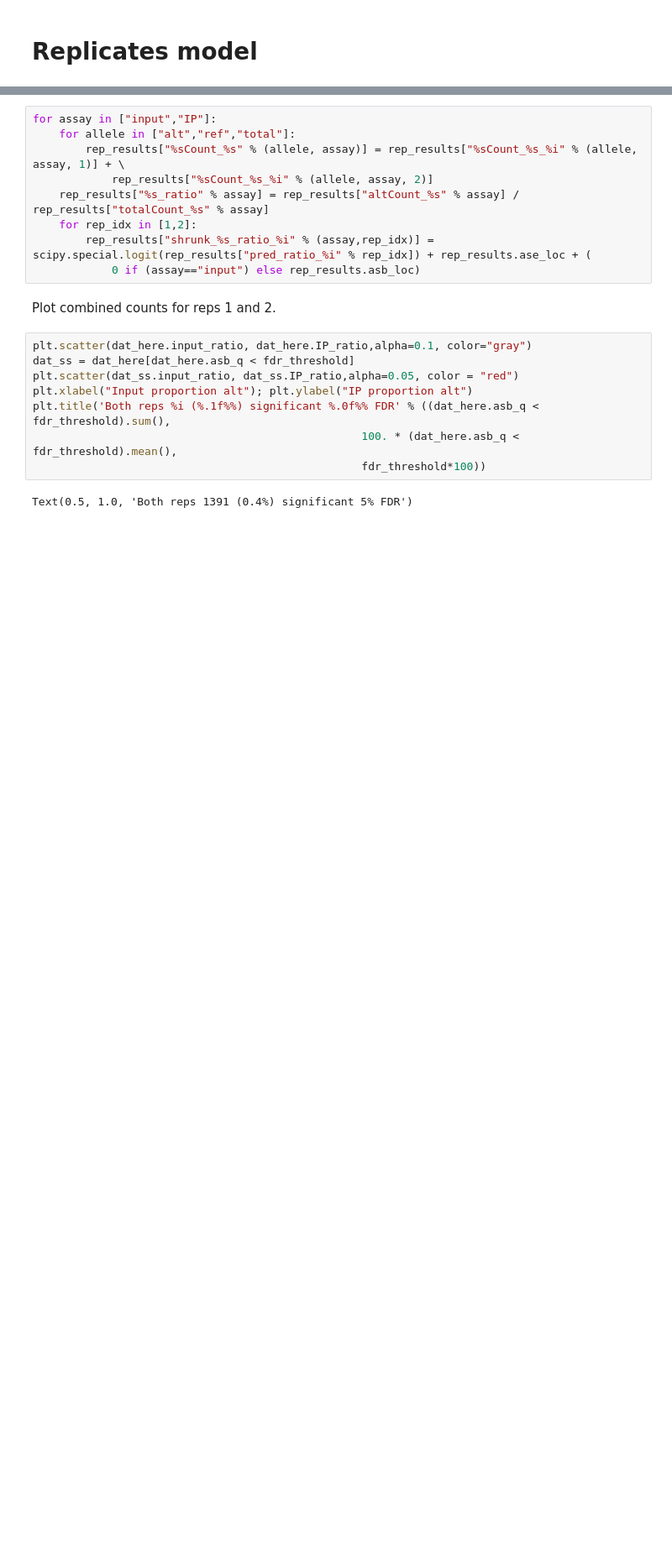
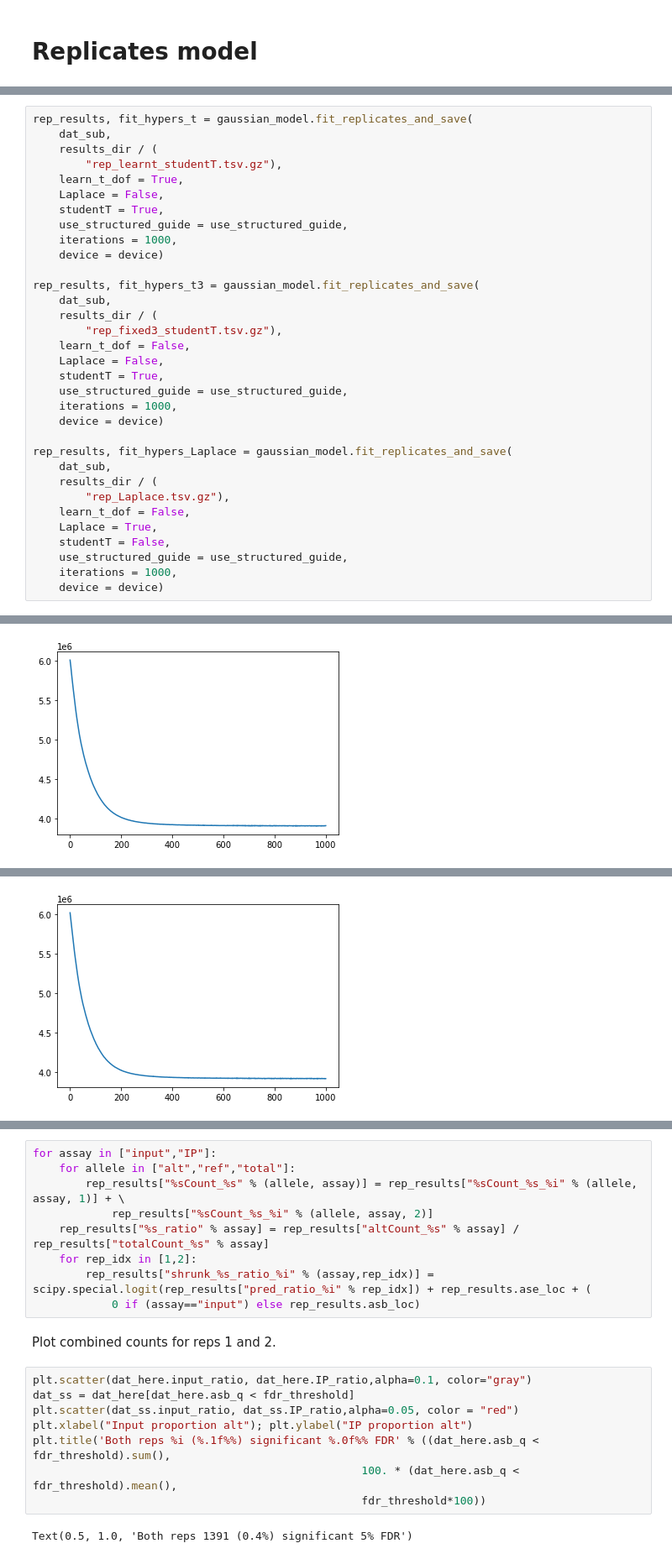
Before and after one commit to daklab/poolqtl, a Jupyter notebook: src/1_detect_ASB.ipynb, the cells around one changed output, grey strips where cells are left out. Shown at 84% size. Saved outputs shown, nothing was run; the diff lists cells and outputs as text; blank space fills up the shorter version.

```diff
--- a/src/1_detect_ASB.ipynb
+++ b/src/1_detect_ASB.ipynb
@@ -197,0 +114,34 @@ rep_results = gaussian_model.fit_replicates_plot_and_save(dat_sub,
+# %%
+rep_results, fit_hypers_t = gaussian_model.fit_replicates_and_save(
+    dat_sub,
+    results_dir / (
+        "rep_learnt_studentT.tsv.gz"),
+    learn_t_dof = True,
+    Laplace = False,
+    studentT = True,
+    use_structured_guide = use_structured_guide,
+    iterations = 1000,
+    device = device)
+
+rep_results, fit_hypers_t3 = gaussian_model.fit_replicates_and_save(
+    dat_sub,
+    results_dir / (
+        "rep_fixed3_studentT.tsv.gz"),
+    learn_t_dof = False,
+    Laplace = False,
+    studentT = True,
+    use_structured_guide = use_structured_guide,
+    iterations = 1000,
+    device = device)
+
+rep_results, fit_hypers_Laplace = gaussian_model.fit_replicates_and_save(
+    dat_sub,
+    results_dir / (
+        "rep_Laplace.tsv.gz"),
+    learn_t_dof = False,
+    Laplace = True,
+    studentT = False,
+    use_structured_guide = use_structured_guide,
+    iterations = 1000,
+    device = device)
+# %% [output]
@@ -197,0 +149 @@ rep_results = gaussian_model.fit_replicates_plot_and_save(dat_sub,
+[figure, added]
@@ -197,0 +151 @@ rep_results = gaussian_model.fit_replicates_plot_and_save(dat_sub,
+[figure, added]
```
Also changed, not shown: parts of 32 cells of this notebook, 29 other files.
